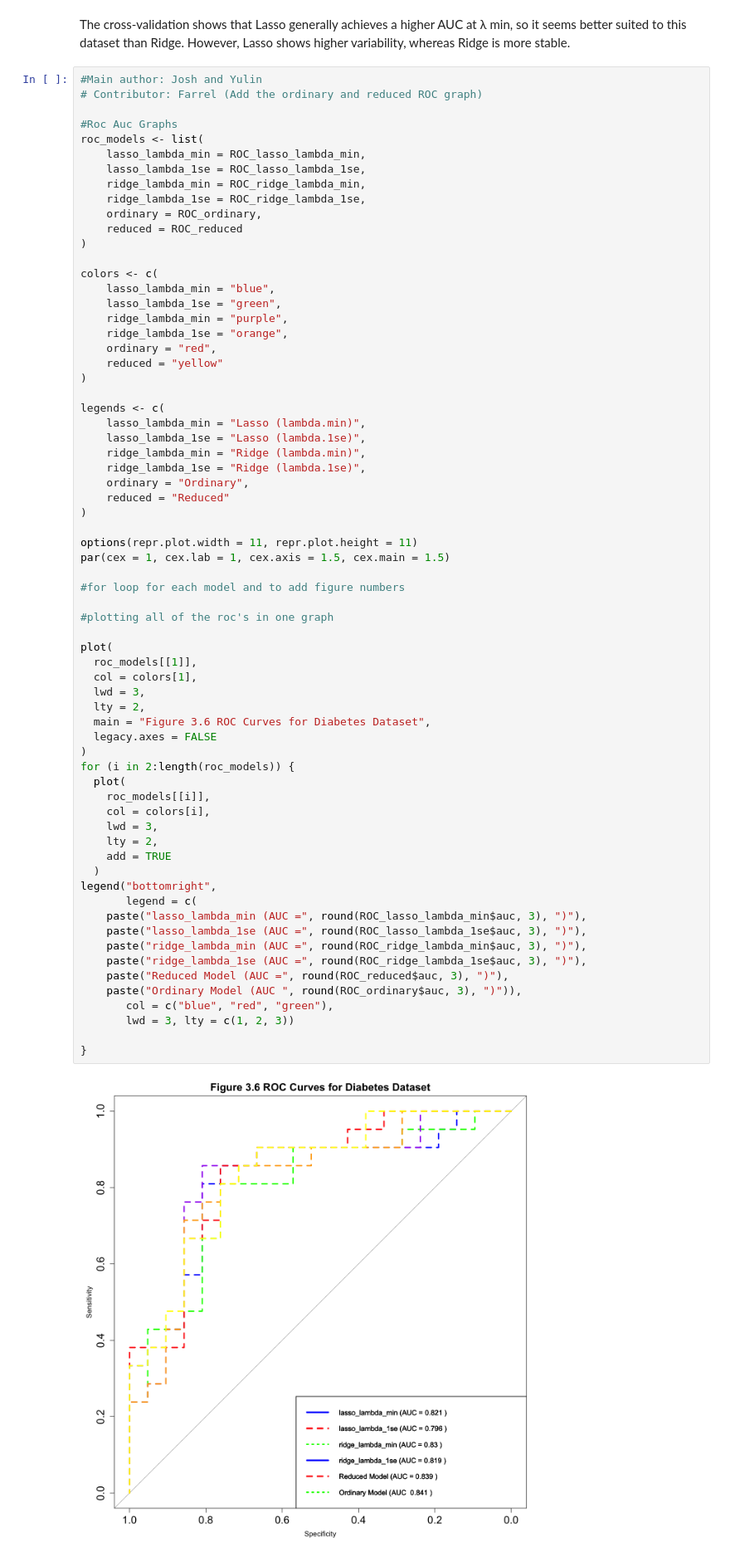
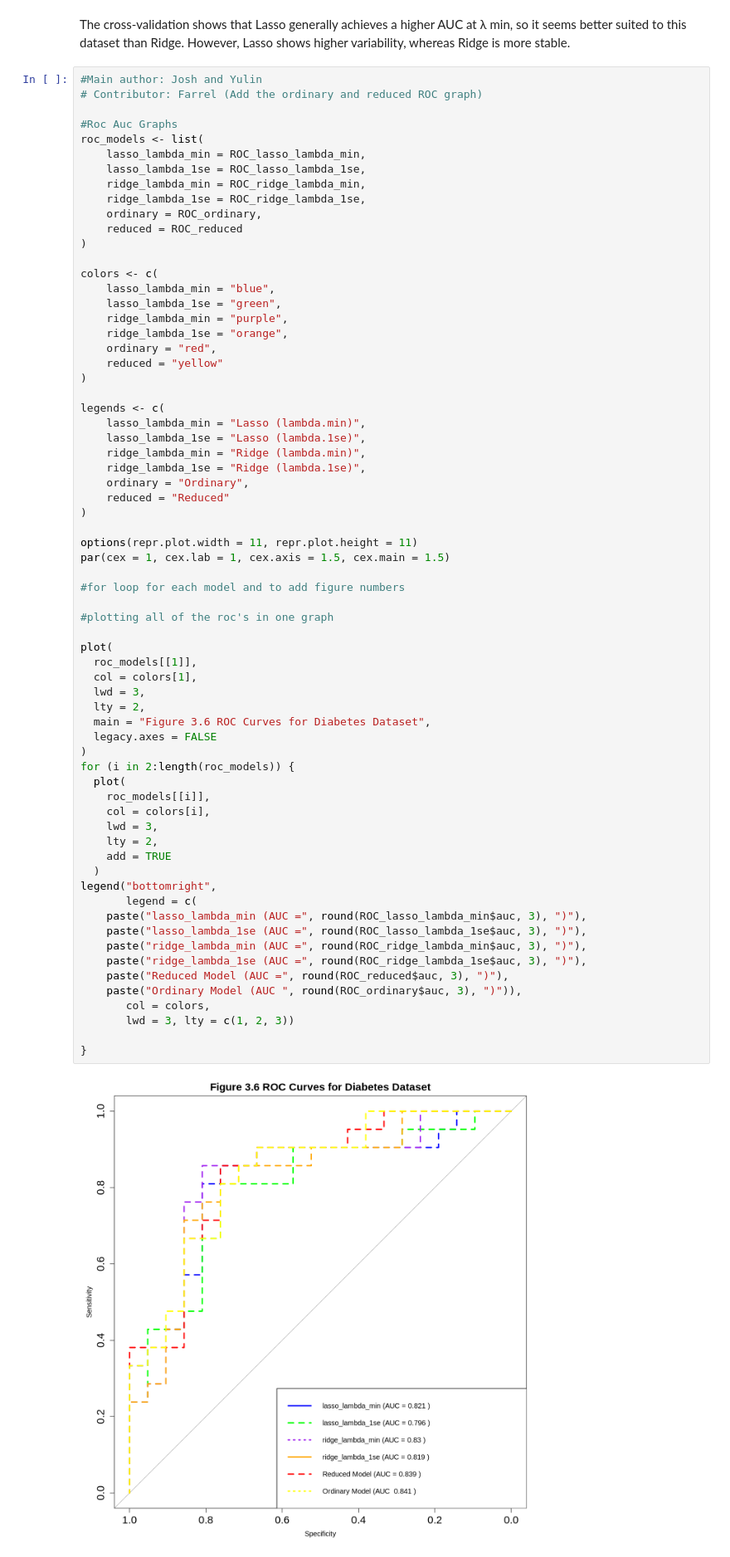
Before and after one commit to justinyyl/STAT_301_Group_31, a Jupyter notebook: Group_Report.ipynb, the cells around one changed output. Shown at 83% size. Cells and saved outputs as stored; diff of their text form.

```diff
--- a/Group_Report.ipynb
+++ b/Group_Report.ipynb
@@ -760,35 +738,35 @@ par(cex = 1, cex.lab = 1, cex.axis = 1.5, cex.main = 1.5)
 #plotting all of the roc's in one graph
 
 plot(
   roc_models[[1]],
   col = colors[1],
   lwd = 3,
   lty = 2,
   main = "Figure 3.6 ROC Curves for Diabetes Dataset",
   legacy.axes = FALSE
 )
 for (i in 2:length(roc_models)) {
   plot(
     roc_models[[i]],
     col = colors[i],
     lwd = 3,
     lty = 2,
     add = TRUE
   )
 legend("bottomright",
        legend = c(
     paste("lasso_lambda_min (AUC =", round(ROC_lasso_lambda_min$auc, 3), ")"),
     paste("lasso_lambda_1se (AUC =", round(ROC_lasso_lambda_1se$auc, 3), ")"),
     paste("ridge_lambda_min (AUC =", round(ROC_ridge_lambda_min$auc, 3), ")"),
     paste("ridge_lambda_1se (AUC =", round(ROC_ridge_lambda_1se$auc, 3), ")"),
     paste("Reduced Model (AUC =", round(ROC_reduced$auc, 3), ")"),
     paste("Ordinary Model (AUC ", round(ROC_ordinary$auc, 3), ")")),
-       col = c("blue", "red", "green"),
+       col = colors,
        lwd = 3, lty = c(1, 2, 3))
 
 }
 # %% [output]
-[figure, old version]
+[figure, new version]
 # %% [markdown]
 This graph compares the ROC and AUC for each of our models. The highest AUC, and hence the best model, is the ``ordinary model`` with 0.841, followed by the ``reduced model`` with 0.839. The worst is ``lasso_lamda_1se``, with 0.796. Additionally, the lasso and ridge models with minimum lambda and ridge perform better than 1se lambda and ridge.
 # %%
```
Also changed, not shown: parts of 4 cells of this notebook.
